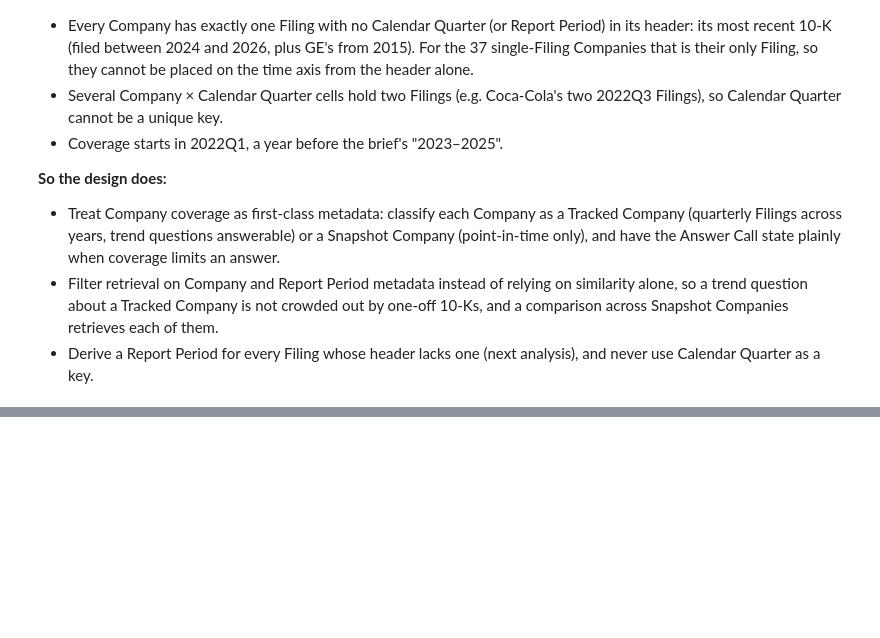
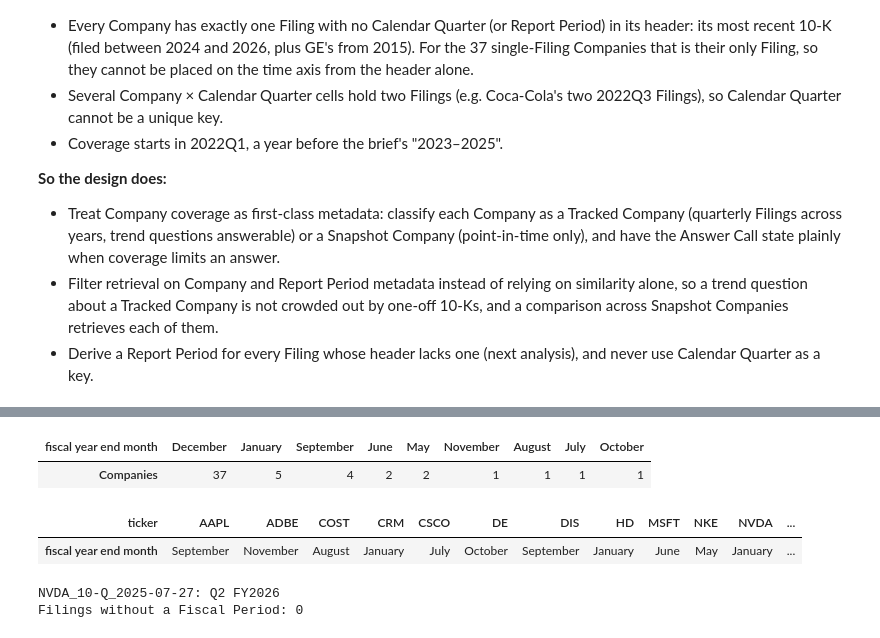
Before and after one commit to dwest1507/eliza-assessment, a Jupyter notebook: backend/notebooks/eda.ipynb, the cells around one changed output, grey strips where cells are left out. Cells and saved outputs as stored; diff of their text form; code cells hidden in the pictures; blank space fills up the shorter version.

```diff
--- a/backend/notebooks/eda.ipynb
+++ b/backend/notebooks/eda.ipynb
@@ -151,0 +347,22 @@ Company × Calendar Quarter cells holding more than one Filing: 7
+# %%
+fiscal_year_ends = (
+    pd.Series({f.ticker: f.fiscal_year_end_month for f in filings}, name="fiscal year end month")
+    .map(lambda m: pd.Timestamp(2000, m, 1).strftime("%B"))
+    .rename_axis("ticker")
+)
+fiscal_year_ends.value_counts().to_frame("Companies").T
+# %% [output]
+| fiscal year end month | December | January | September | June | May | November | August | July | October |
+| Companies | 37 | 5 | 4 | 2 | 2 | 1 | 1 | 1 | 1 |
+# %%
+fiscal_year_ends[fiscal_year_ends != "December"].to_frame().T
+# %% [output]
+| ticker | AAPL | ADBE | COST | CRM | CSCO | DE | DIS | HD | MSFT | NKE | NVDA | ... |
+| fiscal year end month | September | November | August | January | July | October | September | January | June | May | January | ... |
+# %%
+example = next(f for f in filings if f.ticker == "NVDA" and str(f.report_period) == "2025-07-27")
+print(f"{example.filing_id}: {example.fiscal_period}")
+print(f"Filings without a Fiscal Period: {sum(f.fiscal_period is None for f in filings)}")
+# %% [output]
+NVDA_10-Q_2025-07-27: Q2 FY2026
+Filings without a Fiscal Period: 0
```
Also changed, not shown: parts of 20 cells of this notebook, 6 other files.
